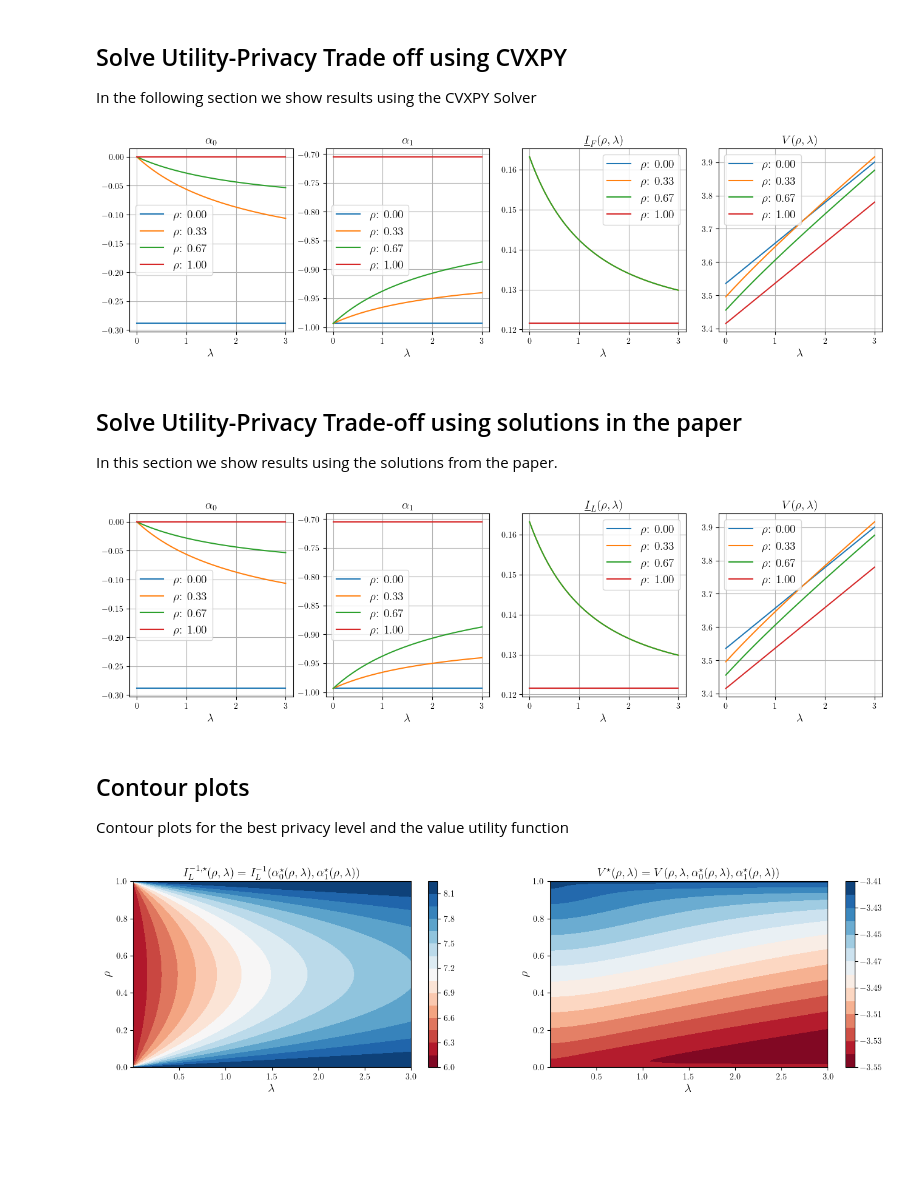
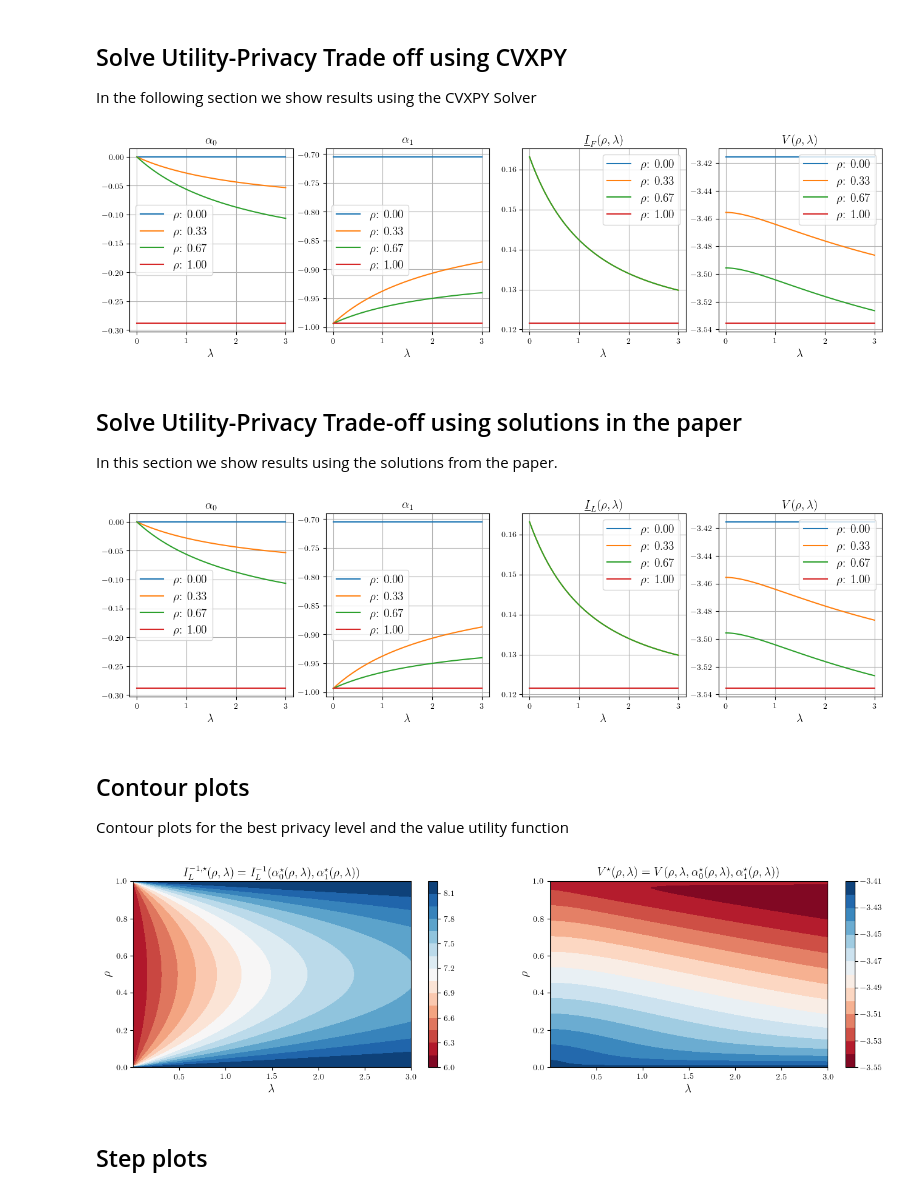
Before and after one commit to rssalessio/PrivacyStochasticSystems, a Jupyter notebook: linear_system_limited_information_case.ipynb, the cells around one changed output. Drawn from its saved outputs; the diff is of its cells as text; code cells hidden in the pictures; blank space fills up the shorter version.

```diff
--- a/linear_system_limited_information_case.ipynb
+++ b/linear_system_limited_information_case.ipynb
@@ -70,25 +70,25 @@ Sigma = solve_discrete_lyapunov((A+B@K), Q)
 ## Solve Utility-Privacy Trade off using CVXPY
 In the following section we show results using the CVXPY Solver
 # %%
-# Functions definitiong
+# Functions definition
 def SolveProb(rho, lmbd):
     alpha1 = cp.Variable((1,1))
     alpha0 = cp.Variable((1,1))
     z = (F*theta)
-    V = rho *  cp.quad_form(alpha0, B.T @ E @ B) + np.trace(Sigma)
-    V += (1-rho) * cp.quad_form( (B @ alpha1 + z), E)
-    V += (lmbd/2) * cp.quad_form((z+ B @ (alpha1 - alpha0)), Qinv)
-    problem = cp.Problem(cp.Minimize(V), [])
+    V = -(1-rho) *  cp.quad_form(alpha0, B.T @ E @ B) - np.trace(Sigma)
+    V -= rho * cp.quad_form( (B @ alpha1 + z), E)
+    IF = 0.5* cp.quad_form((z+ B @ (alpha1 - alpha0)), np.linalg.inv(Q))
+    problem = cp.Problem(cp.Maximize(V-lmbd*IF), [])
     problem.solve()
     return V.value, alpha0.value, alpha1.value
 
 def compute_value(rho, alpha0, alpha1):
-    V = rho *  alpha0 * B.T @ E @ B * alpha0 + np.trace(Sigma)
-    V += (1-rho) * (B * alpha1 + F * theta).T @ E @ (B * alpha1 + F * theta)
+    V = -(1-rho) *  alpha0 * B.T @ E @ B * alpha0 - np.trace(Sigma)
+    V -= rho * (B * alpha1 + F * theta).T @ E @ (B * alpha1 + F * theta)
     return V
 
 def InformationValue(alpha0, alpha1):
-    return 0.5 * (F*theta + B @ (alpha1-alpha0)).T @ Qinv @ (F*theta + B @ (alpha1-alpha0))
+    return 0.5 * (F*theta + B @ (alpha1-alpha0)).T @ np.linalg.inv(Q) @ (F*theta + B @ (alpha1-alpha0))
 # %%
 # Solve problem for different values of rho and lambda
 RHO = np.linspace(0, 1, 4)
@@ -121,7 +121,7 @@ for i in range(4):
     ax[i].set_title(r'{}'.format(titles[i]), fontsize=14)
 plt.show()
 # %% [output]
-[figure, old version]
+[figure, new version]
 # %% [markdown]
 ## Solve Utility-Privacy Trade-off using solutions in the paper
 In this section we show results using the solutions from the paper.
@@ -131,8 +131,8 @@ def Btilde(M, T):
     return np.linalg.inv(B.T @ (M + T) @ B) @ B.T @ M
 
 def compute_alpha(rho, lmbd):
-    a1 = -Btilde(rho * E @ B @ Btilde(Qinv, 2*rho*E/lmbd) + (1-rho)*E, 0) @ F * theta
-    a0 = Btilde(Qinv, 2*rho*E/lmbd) @ (F * theta  + B @ a1)
+    a1 = -Btilde((1-rho) * E @ B @ Btilde(np.linalg.inv(Q), 2*(1-rho)*E/lmbd) + rho*E, 0) @ F * theta
+    a0 = Btilde(np.linalg.inv(Q), 2*(1-rho)*E/lmbd) @ (F * theta  + B @ a1)
     return (a0, a1)
 # %%
 A1 = np.zeros((len(RHO), len(LMBD)))
@@ -143,7 +143,7 @@ for i in range(len(RHO)):
     for j in range(len(LMBD)):
         a0, a1 = compute_alpha(RHO[i], LMBD[j])
         I[i,j] = InformationValue(a0, a1)
-        V[i,j] = compute_value(RHO[i], a0, a1) + LMBD[j] * I[i,j]
+        V[i,j] = compute_value(RHO[i], a0, a1)
         A0[i,j], A1[i,j] = a0, a1
 # %%
 # Plot results
@@ -163,7 +163,7 @@ for i in range(4):
     ax[i].set_title(r'{}'.format(titles[i]), fontsize=14)
 plt.show()
 # %% [output]
-[figure, old version]
+[figure, new version]
 # %% [markdown]
 ## Contour plots
 Contour plots for the best privacy level and the value utility function
@@ -184,18 +184,20 @@ for i in range(len(RHO)):
 # %%
 XI, YI = np.meshgrid(LMBD, RHO);
 
 fig, ax = plt.subplots(nrows=1, ncols=2)
 z = ax[0].contourf(XI,YI,1/I,levels=15,cmap='RdBu')
 ax[0].set_xlabel(r'$\lambda$', fontsize=14)
 ax[0].set_ylabel(r'$\rho$', fontsize=14)
 ax[0].set_title(r'$I_L^{-1,\star}(\rho,\lambda) = I_L^{-1}(\alpha_0^\star(\rho,\lambda),\alpha_1^\star(\rho,\lambda))$', fontsize=14)
 plt.colorbar(z, ax=ax[0])
 
-z = ax[1].contourf(XI,YI,-V,levels=15,cmap='RdBu')
+z = ax[1].contourf(XI,YI,V,levels=15,cmap='RdBu')
 ax[1].set_xlabel(r'$\lambda$', fontsize=14)
 ax[1].set_ylabel(r'$\rho$', fontsize=14)
 ax[1].set_title(r'$V^\star(\rho,\lambda) = V(\rho,\lambda, \alpha_0^\star(\rho,\lambda),\alpha_1^\star(\rho,\lambda))$', fontsize=14)
 plt.colorbar(z, ax=ax[1])
 plt.show()
 # %% [output]
-[figure, old version]
+[figure, new version]
+# %% [markdown]
+## Step plots
```
Also changed, not shown: parts of 4 cells of this notebook, 1 other file.
